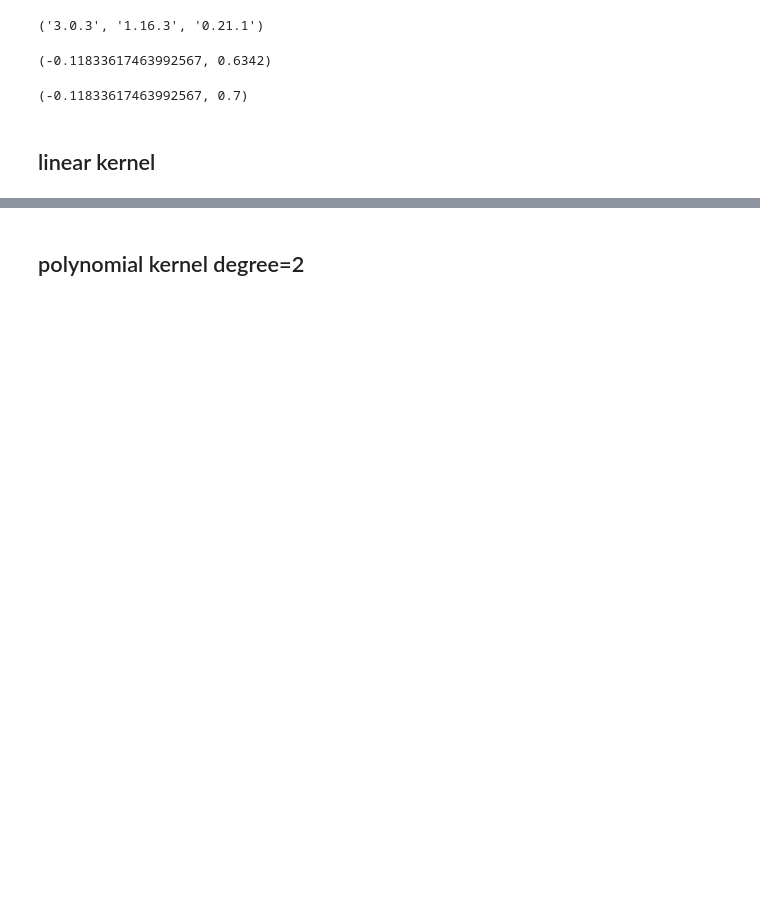
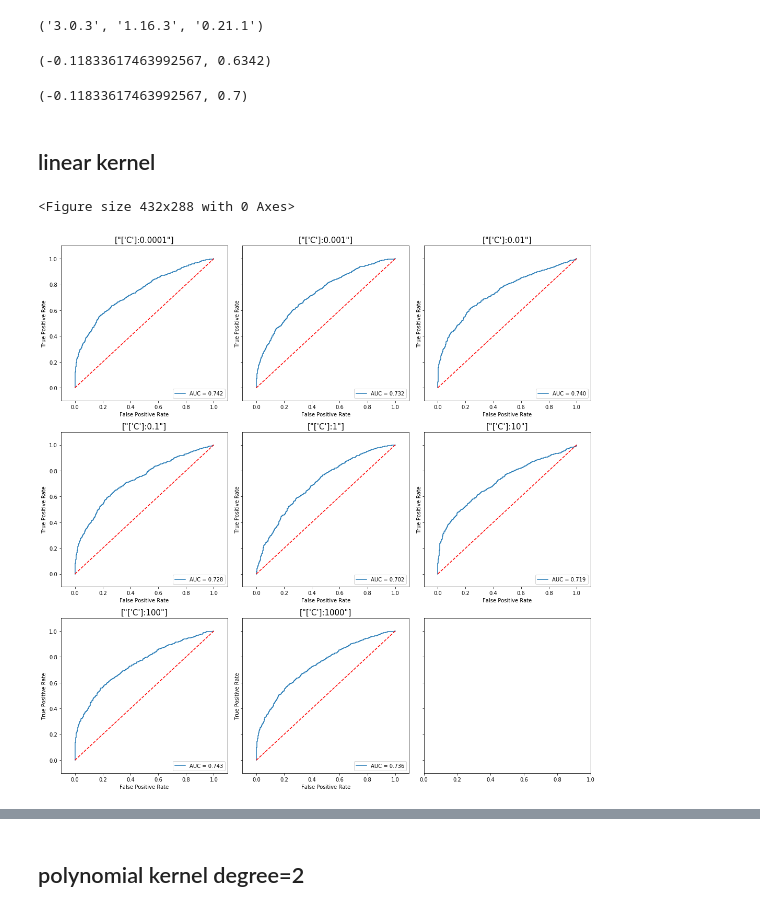
Before and after one commit to queirozfcom/python-sandbox, a Jupyter notebook: python3/notebooks/svm-c/svm-c.ipynb, the cells around one changed output, grey strips where cells are left out. Cells and saved outputs as stored; diff of their text form; code cells hidden in the pictures; blank space fills up the shorter version.

```diff
--- a/python3/notebooks/svm-c/svm-c.ipynb
+++ b/python3/notebooks/svm-c/svm-c.ipynb
@@ -75,31 +75,35 @@ fig.set_size_inches(num_cols*5,num_rows*5)
 for i,g in enumerate(ParameterGrid(param_grid1)):
 
     pipeline.set_params(**g)
     pipeline.fit(X_train,y_train)
 
     y_preds = pipeline.decision_function(X_test)
 
     # fpr means false-positive-rate
     # tpr means true-positive-rate
     fpr, tpr, _ = metrics.roc_curve(y_test, y_preds)
 
     auc_score = metrics.auc(fpr, tpr)
 
     ax = axes[i // num_cols, i % num_cols]
 
     # don't print the whole name or it won't fit
-    ax.set_title(str([r"{}:{}".format(k.split('__')[1:],v) for k,v in g.items()]),fontsize=9)
+    ax.set_title(str([r"{}:{}".format(
+        k.split('__')[1:],v) for k,v in g.items() if "gamma" not in k and "kernel" not in k]),fontsize=15)
     ax.plot(fpr, tpr, label='AUC = {:.3f}'.format(auc_score))
     ax.legend(loc='lower right')
 
     # it's helpful to add a diagonal to indicate where chance
     # scores lie (i.e. just flipping a coin)
     ax.plot([0,1],[0,1],'r--')
 
     ax.set_xlim([-0.1,1.1])
     ax.set_ylim([-0.1,1.1])
     ax.set_ylabel('True Positive Rate')
     ax.set_xlabel('False Positive Rate')
 
 plt.gcf().tight_layout()
 plt.show()
+# %% [output]
+<Figure size 432x288 with 0 Axes>
+[figure, added]
```
Also changed, not shown: parts of 6 cells of this notebook.
